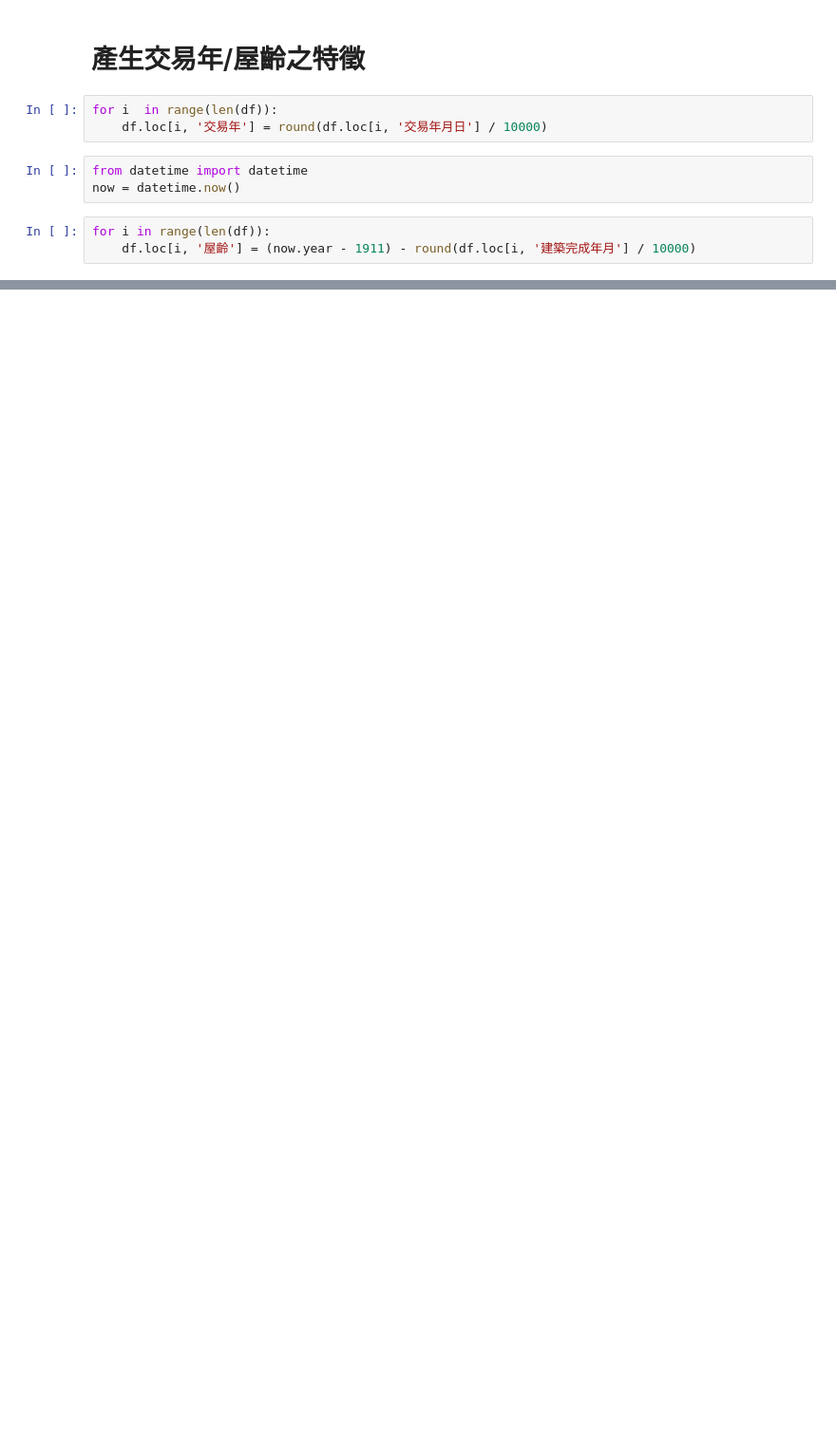
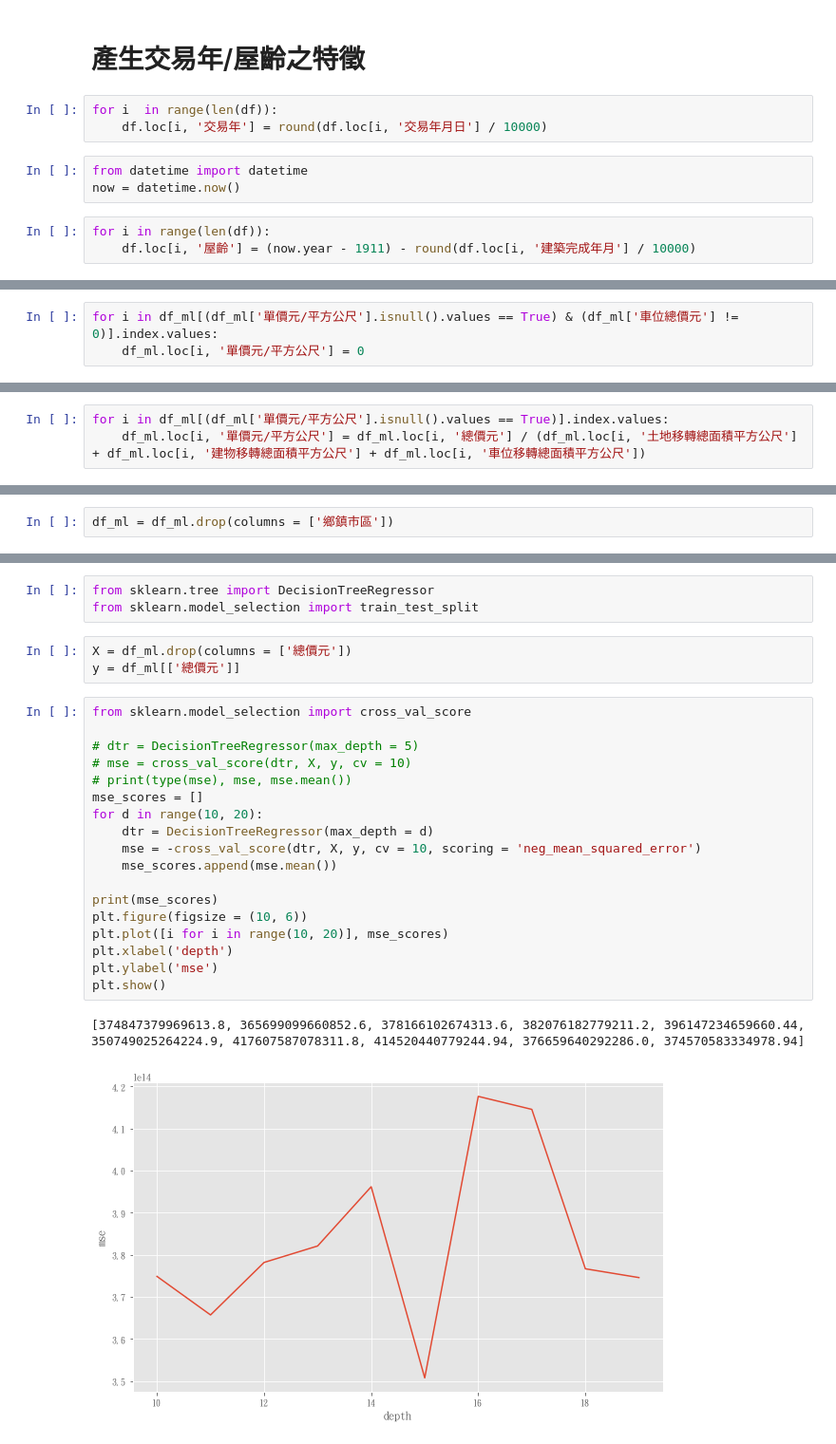
Before and after one commit to charlie831007/Price-Predicting, a Jupyter notebook: Taichung-Price.ipynb, the cells around one changed output, grey strips where cells are left out. Shown at 95% size. Cells and saved outputs as stored; diff of their text form; blank space fills up the shorter version.

```diff
--- a/Taichung-Price.ipynb
+++ b/Taichung-Price.ipynb
@@ -205,0 +223,3 @@ df2.head(3)
+# %%
+for i in df_ml[(df_ml['單價元/平方公尺'].isnull().values == True) & (df_ml['車位總價元'] != 0)].index.values:
+    df_ml.loc[i, '單價元/平方公尺'] = 0
@@ -205,0 +234,3 @@ df2.head(3)
+# %%
+for i in df_ml[(df_ml['單價元/平方公尺'].isnull().values == True)].index.values:
+    df_ml.loc[i, '單價元/平方公尺'] = df_ml.loc[i, '總價元'] / (df_ml.loc[i, '土地移轉總面積平方公尺'] + df_ml.loc[i, '建物移轉總面積平方公尺'] + df_ml.loc[i, '車位移轉總面積平方公尺'])
@@ -205,0 +249,2 @@ df2.head(3)
+# %%
+df_ml = df_ml.drop(columns = ['鄉鎮市區'])
@@ -205,0 +270,27 @@ df2.head(3)
+# %%
+from sklearn.tree import DecisionTreeRegressor
+from sklearn.model_selection import train_test_split
+# %%
+X = df_ml.drop(columns = ['總價元'])
+y = df_ml[['總價元']]
+# %%
+from sklearn.model_selection import cross_val_score
+
+# dtr = DecisionTreeRegressor(max_depth = 5)
+# mse = cross_val_score(dtr, X, y, cv = 10)
+# print(type(mse), mse, mse.mean())
+mse_scores = []
+for d in range(10, 20):
+    dtr = DecisionTreeRegressor(max_depth = d)
+    mse = -cross_val_score(dtr, X, y, cv = 10, scoring = 'neg_mean_squared_error')
+    mse_scores.append(mse.mean())
+
+print(mse_scores)
+plt.figure(figsize = (10, 6))
+plt.plot([i for i in range(10, 20)], mse_scores)
+plt.xlabel('depth')
+plt.ylabel('mse')
+plt.show()
+# %% [output]
+[374847379969613.8, 365699099660852.6, 378166102674313.6, 382076182779211.2, 396147234659660.44, 350749025264224.9, 417607587078311.8, 414520440779244.94, 376659640292286.0, 374570583334978.94]
+[figure, added]
```
Also changed, not shown: parts of 90 cells of this notebook.
